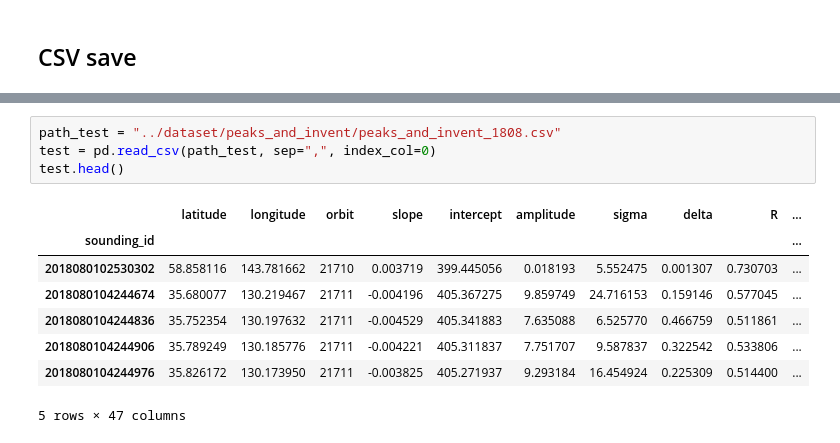
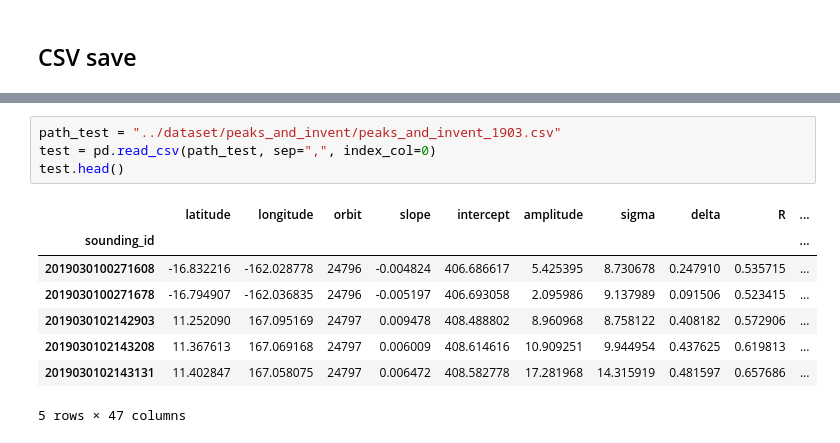
Before and after one commit to dataforgoodfr/batch7_satellite_ges, a Jupyter notebook: notebooks/WIP_OCO2_Capture.ipynb, the cells around one changed output, grey strips where cells are left out. Cells and saved outputs as stored; diff of their text form.

```diff
--- a/notebooks/WIP_OCO2_Capture.ipynb
+++ b/notebooks/WIP_OCO2_Capture.ipynb
@@ -254,13 +260,13 @@ See the caveats in the documentation: https://pandas.pydata.org/pandas-docs/stab
 # %%
-path_test = "../dataset/peaks_and_invent/peaks_and_invent_1808.csv"
+path_test = "../dataset/peaks_and_invent/peaks_and_invent_1903.csv"
 test = pd.read_csv(path_test, sep=",", index_col=0)
 test.head()
 # %% [output]
 |  | latitude | longitude | orbit | slope | intercept | amplitude | sigma | delta | R | ... |
 | sounding_id |  |  |  |  |  |  |  |  |  | ... |
-| 2018080102530302 | 58.858116 | 143.781662 | 21710 | 0.003719 | 399.445056 | 0.018193 | 5.552475 | 0.001307 | 0.730703 | ... |
-| 2018080104244674 | 35.680077 | 130.219467 | 21711 | -0.004196 | 405.367275 | 9.859749 | 24.716153 | 0.159146 | 0.577045 | ... |
-| 2018080104244836 | 35.752354 | 130.197632 | 21711 | -0.004529 | 405.341883 | 7.635088 | 6.525770 | 0.466759 | 0.511861 | ... |
-| 2018080104244906 | 35.789249 | 130.185776 | 21711 | -0.004221 | 405.311837 | 7.751707 | 9.587837 | 0.322542 | 0.533806 | ... |
-| 2018080104244976 | 35.826172 | 130.173950 | 21711 | -0.003825 | 405.271937 | 9.293184 | 16.454924 | 0.225309 | 0.514400 | ... |
+| 2019030100271608 | -16.832216 | -162.028778 | 24796 | -0.004824 | 406.686617 | 5.425395 | 8.730678 | 0.247910 | 0.535715 | ... |
+| 2019030100271678 | -16.794907 | -162.036835 | 24796 | -0.005197 | 406.693058 | 2.095986 | 9.137989 | 0.091506 | 0.523415 | ... |
+| 2019030102142903 | 11.252090 | 167.095169 | 24797 | 0.009478 | 408.488802 | 8.960968 | 8.758122 | 0.408182 | 0.572906 | ... |
+| 2019030102143208 | 11.367613 | 167.069168 | 24797 | 0.006009 | 408.614616 | 10.909251 | 9.944954 | 0.437625 | 0.619813 | ... |
+| 2019030102143131 | 11.402847 | 167.058075 | 24797 | 0.006472 | 408.582778 | 17.281968 | 14.315919 | 0.481597 | 0.657686 | ... |
 5 rows × 47 columns
```
Also changed, not shown: parts of 10 cells of this notebook.
